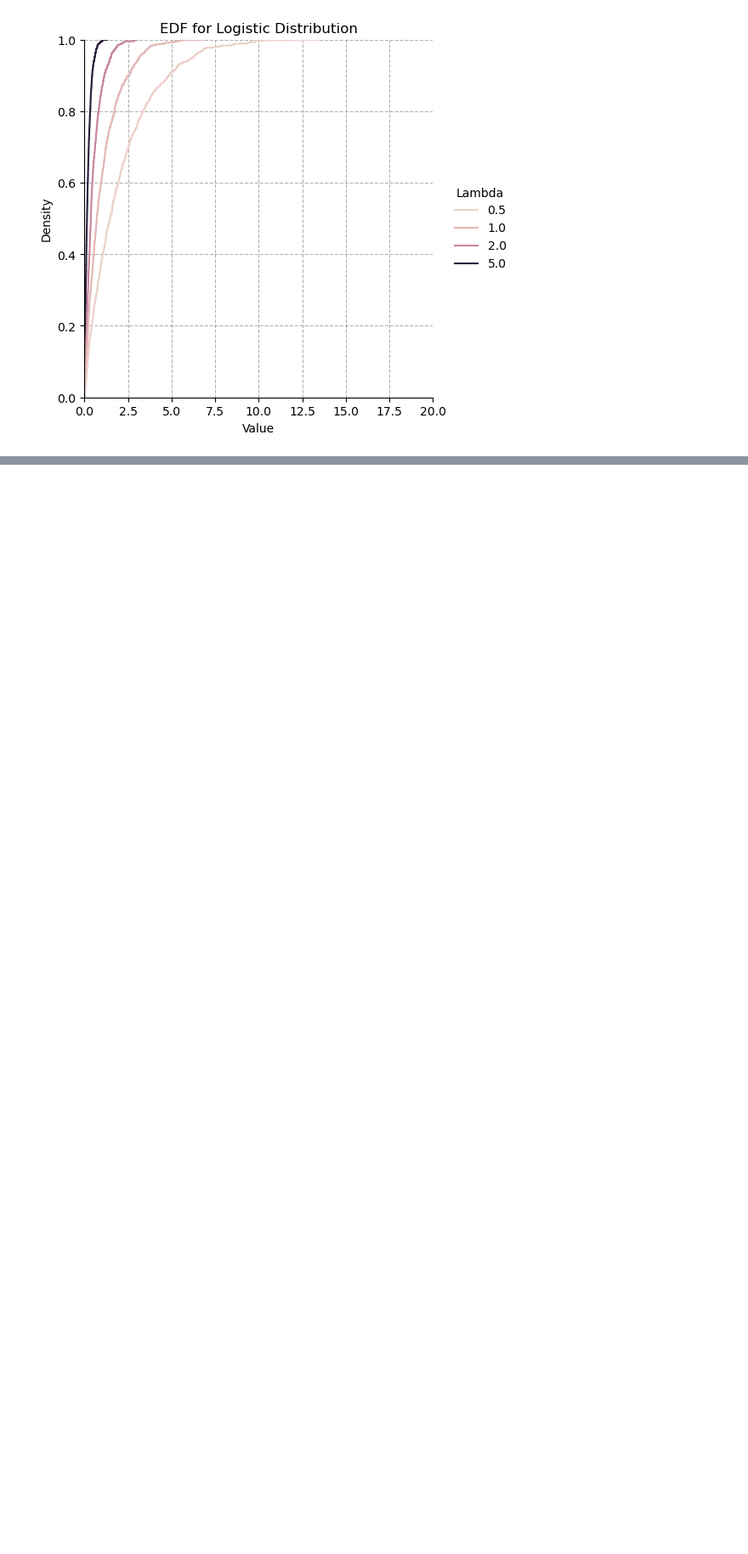
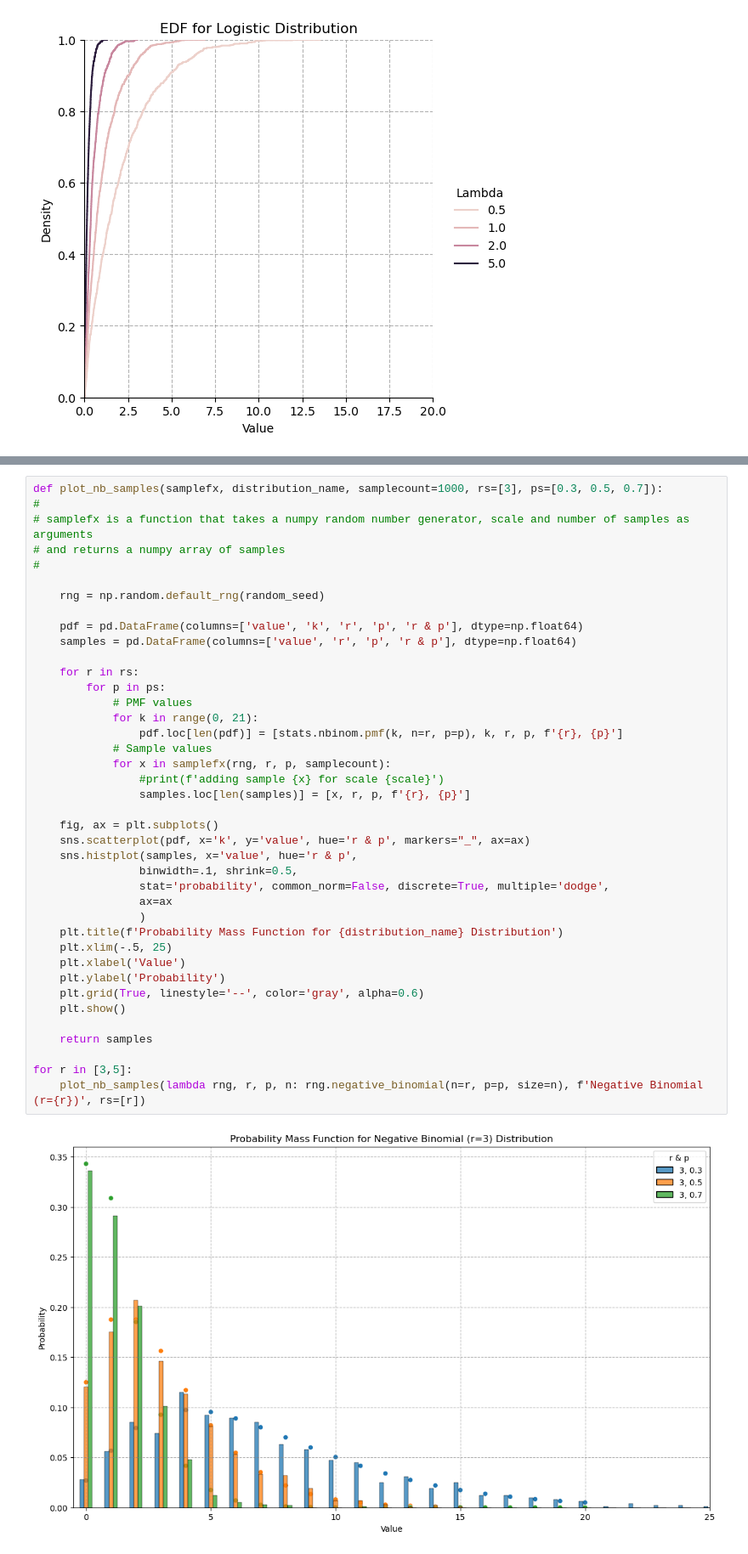
Before and after one commit to ds4e/understanding_uncertainty_assignments, a Jupyter notebook: assignment_6/exercies_6.ipynb, the cells around one changed output, grey strips where cells are left out. Shown at 85% size. Drawn from its saved outputs; the diff is of its cells as text; blank space fills up the shorter version.

```diff
--- a/assignment_6/exercies_6.ipynb
+++ b/assignment_6/exercies_6.ipynb
@@ -232,0 +214,42 @@ https://docs.scipy.org/doc/scipy/reference/generated/scipy.stats.expon.html#scip
+# %%
+def plot_nb_samples(samplefx, distribution_name, samplecount=1000, rs=[3], ps=[0.3, 0.5, 0.7]):
+#
+# samplefx is a function that takes a numpy random number generator, scale and number of samples as arguments
+# and returns a numpy array of samples
+#
+
+    rng = np.random.default_rng(random_seed)
+
+    pdf = pd.DataFrame(columns=['value', 'k', 'r', 'p', 'r & p'], dtype=np.float64)
+    samples = pd.DataFrame(columns=['value', 'r', 'p', 'r & p'], dtype=np.float64)
+
+    for r in rs:
+        for p in ps:
+            # PMF values
+            for k in range(0, 21):
+                pdf.loc[len(pdf)] = [stats.nbinom.pmf(k, n=r, p=p), k, r, p, f'{r}, {p}']
+            # Sample values
+            for x in samplefx(rng, r, p, samplecount):
+                #print(f'adding sample {x} for scale {scale}')
+                samples.loc[len(samples)] = [x, r, p, f'{r}, {p}']
+
+    fig, ax = plt.subplots()
+    sns.scatterplot(pdf, x='k', y='value', hue='r & p', markers="_", ax=ax)
+    sns.histplot(samples, x='value', hue='r & p',
+                binwidth=.1, shrink=0.5,
+                stat='probability', common_norm=False, discrete=True, multiple='dodge',
+                ax=ax
+                )
+    plt.title(f'Probability Mass Function for {distribution_name} Distribution')
+    plt.xlim(-.5, 25)
+    plt.xlabel('Value')
+    plt.ylabel('Probability')
+    plt.grid(True, linestyle='--', color='gray', alpha=0.6)
+    plt.show()
+
+    return samples
+
+for r in [3,5]:
+    plot_nb_samples(lambda rng, r, p, n: rng.negative_binomial(n=r, p=p, size=n), f'Negative Binomial (r={r})', rs=[r])
+# %% [output]
+[figure, added]
```
Also changed, not shown: parts of 8 cells of this notebook.
